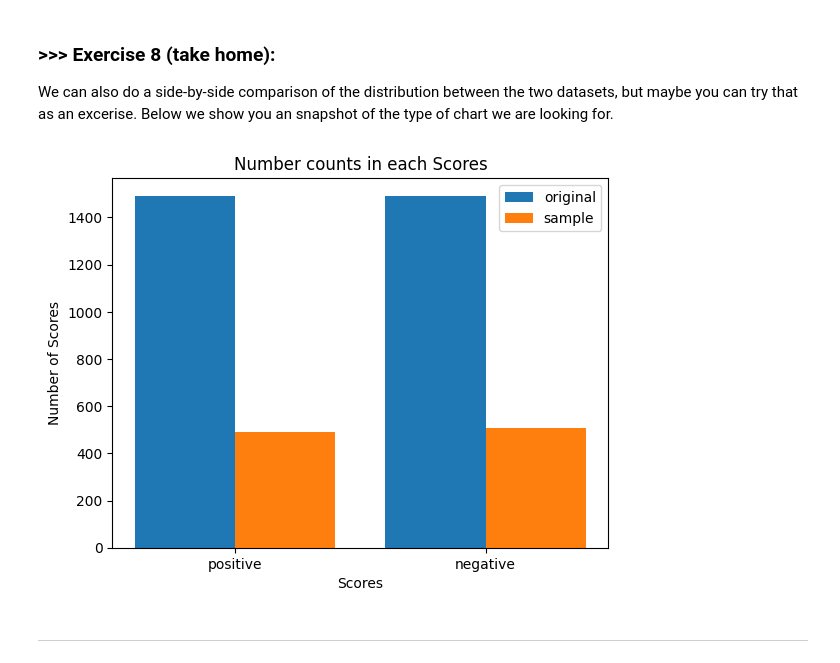
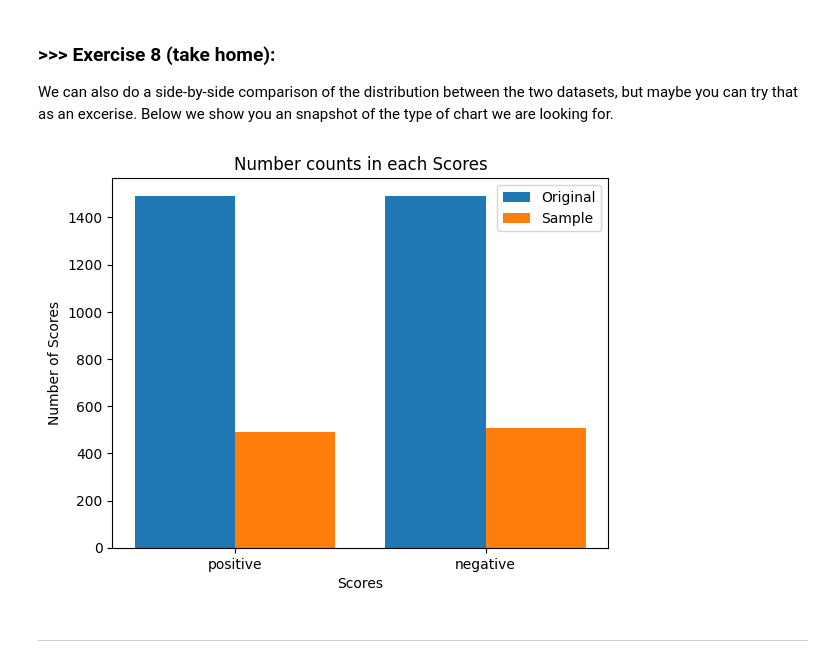
Before and after one commit to yuyangdanny/DM2023-Lab1-Master, a Jupyter notebook: Homework/DM2023-Lab1-Homework.ipynb, the cells around one changed output. Drawn from its saved outputs; the diff is of its cells as text; code cells hidden in the pictures.

```diff
--- a/Homework/DM2023-Lab1-Homework.ipynb
+++ b/Homework/DM2023-Lab1-Homework.ipynb
@@ -391,21 +390,21 @@ We can also do a side-by-side comparison of the distribution between the two dat
 # %%
 # Answer here
 data_1=df.Sentiment.value_counts().reindex(Sentiment)
 data_2=df_sample.Sentiment.value_counts().reindex(Sentiment)
 count_1 = data_1.array
 count_2 = data_2.array
 
 X_axis = np.arange(len(Sentiment))
-plt.bar(X_axis-0.2, count_1, 0.4, label = 'original')
-plt.bar(X_axis+0.2, count_2, 0.4, label = 'sample')
+plt.bar(X_axis-0.2, count_1, 0.4, label = 'Original')
+plt.bar(X_axis+0.2, count_2, 0.4, label = 'Sample')
 plt.xticks(X_axis, Sentiment);
 plt.xlabel("Scores");
 plt.ylabel("Number of Scores");
 plt.title("Number counts in each Scores");
 plt.legend();
 plt.show();
 # %% [output]
-[figure, old version]
+[figure, new version]
 # %% [markdown]
 ---
 # %% [markdown]
```
Also changed, not shown: parts of 14 cells of this notebook.
